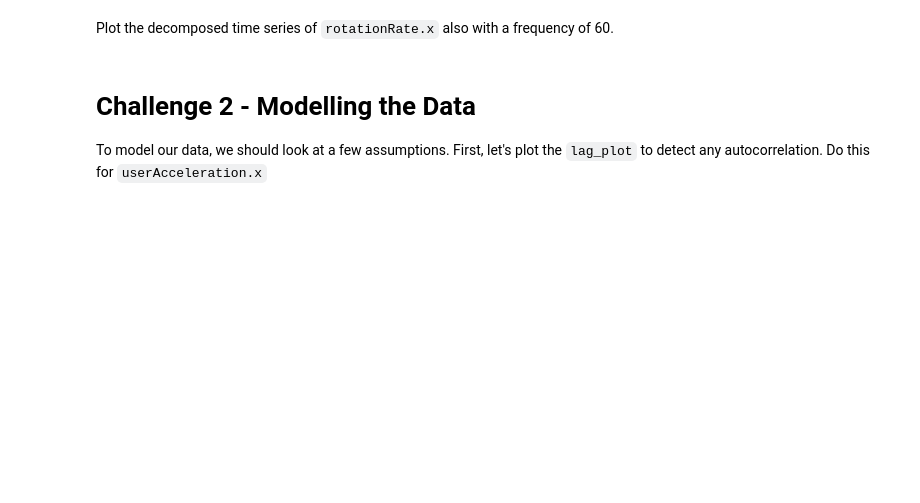
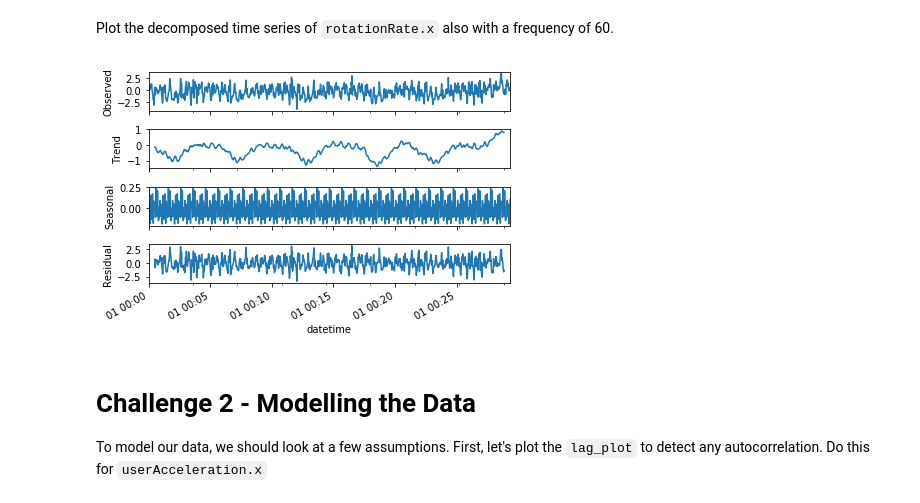
Before and after one commit to ta-data-bcn/lab-time-series, a Jupyter notebook: your-code/main.ipynb, the cells around one changed output. Drawn from its saved outputs; the diff is of its cells as text; code cells hidden in the pictures; blank space fills up the shorter version.

```diff
--- a/your-code/main.ipynb
+++ b/your-code/main.ipynb
@@ -44,5 +102,11 @@ Our next step is to decompose the time series and evaluate the patterns in the d
 # %% [markdown]
 Plot the decomposed time series of `rotationRate.x` also with a frequency of 60.
+# %%
+# your code here
+decomposed = sm.tsa.seasonal_decompose(sensor["rotationRate.x"],freq=60)
+decomposed_plot = decomposed.plot()
+# %% [output]
+[figure, added]
 # %% [markdown]
 # Challenge 2 - Modelling the Data
 
```
Also changed, not shown: parts of 15 cells of this notebook.
